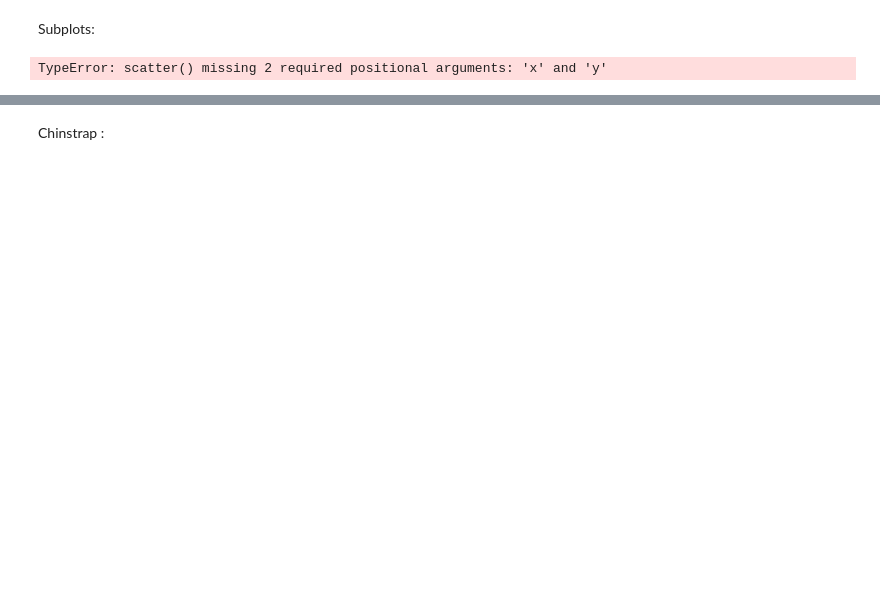
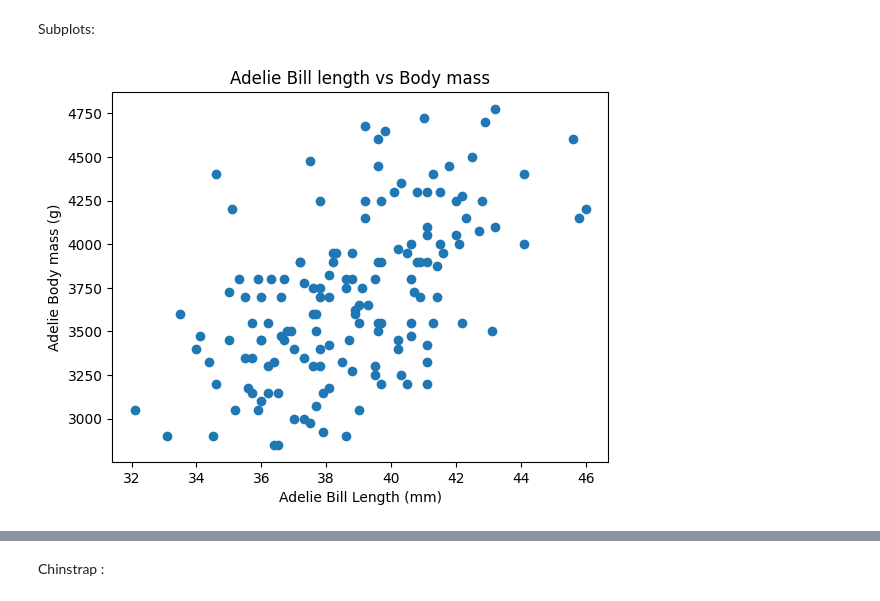
Before and after one commit to surafelmeharihaile-ai/Data110, a Jupyter notebook: week_7_surafel_haile.ipynb, the cells around one changed output, grey strips where cells are left out. Cells and saved outputs as stored; diff of their text form; code cells hidden in the pictures; blank space fills up the shorter version.

```diff
--- a/week_7_surafel_haile.ipynb
+++ b/week_7_surafel_haile.ipynb
@@ -174,3 +174,6 @@ print(adelie_bill_length)
 150    36.0
 151    41.5
 Name: bill_length_mm, Length: 152, dtype: float64
+# %%
+adelie_body_mass = penguins[penguins['species'] == 'Adelie']['body_mass_g']
+print(adelie_body_mass)
@@ -177,10 +209,10 @@ Name: bill_length_mm, Length: 152, dtype: float64
 # %% [markdown]
 Subplots:
 # %%
-plt.scatter()
-plt.xlabel()
-plt.ylabel()
-plt.title()
+plt.scatter(adelie_bill_length, adelie_body_mass)
+plt.xlabel('Adelie Bill Length (mm)')
+plt.ylabel('Adelie Body mass (g)')
+plt.title('Adelie Bill length vs Body mass')
 plt.show()
 # %% [output]
-TypeError: scatter() missing 2 required positional arguments: 'x' and 'y'
+[figure, added]
```
Also changed, not shown: parts of 10 cells of this notebook.
